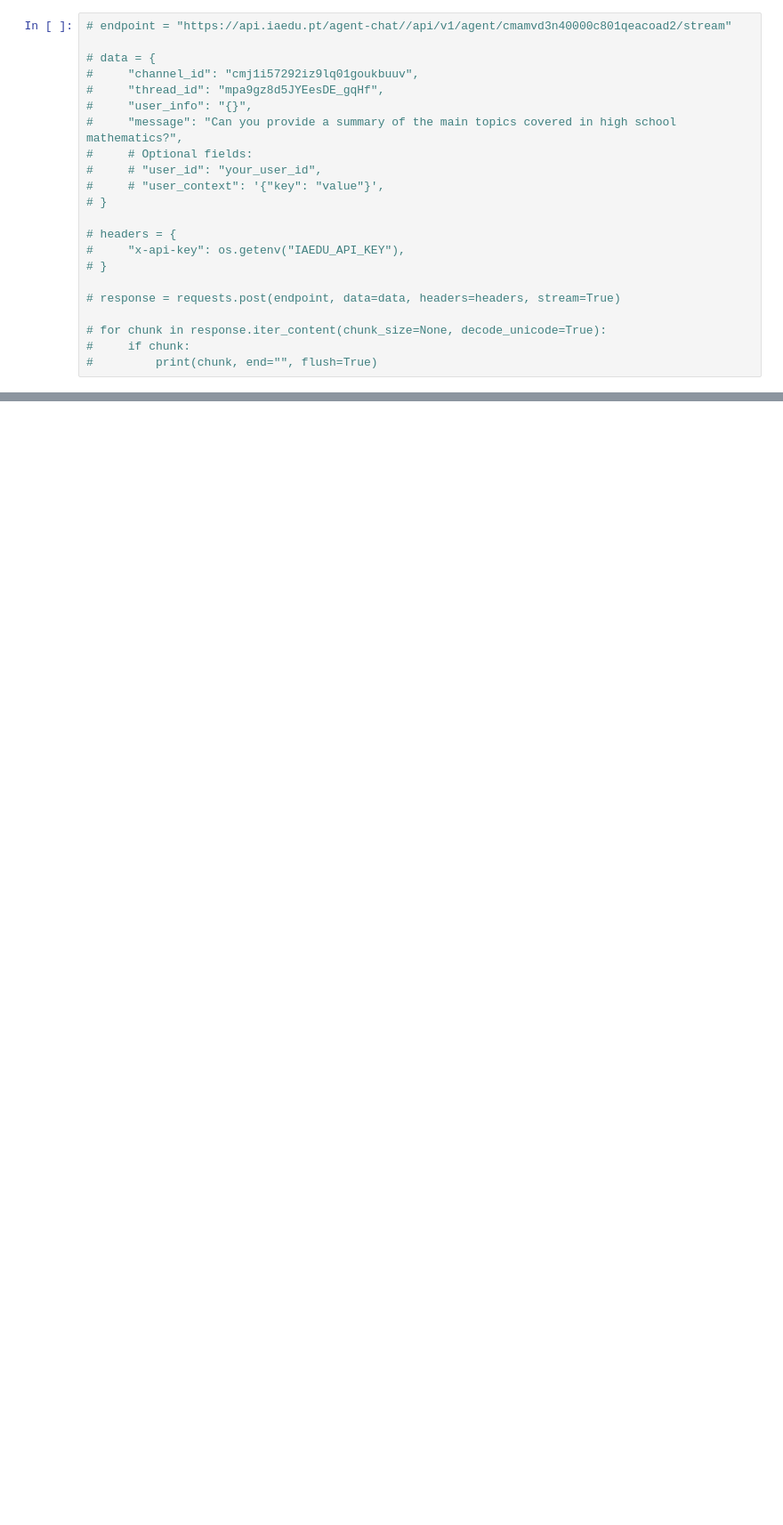
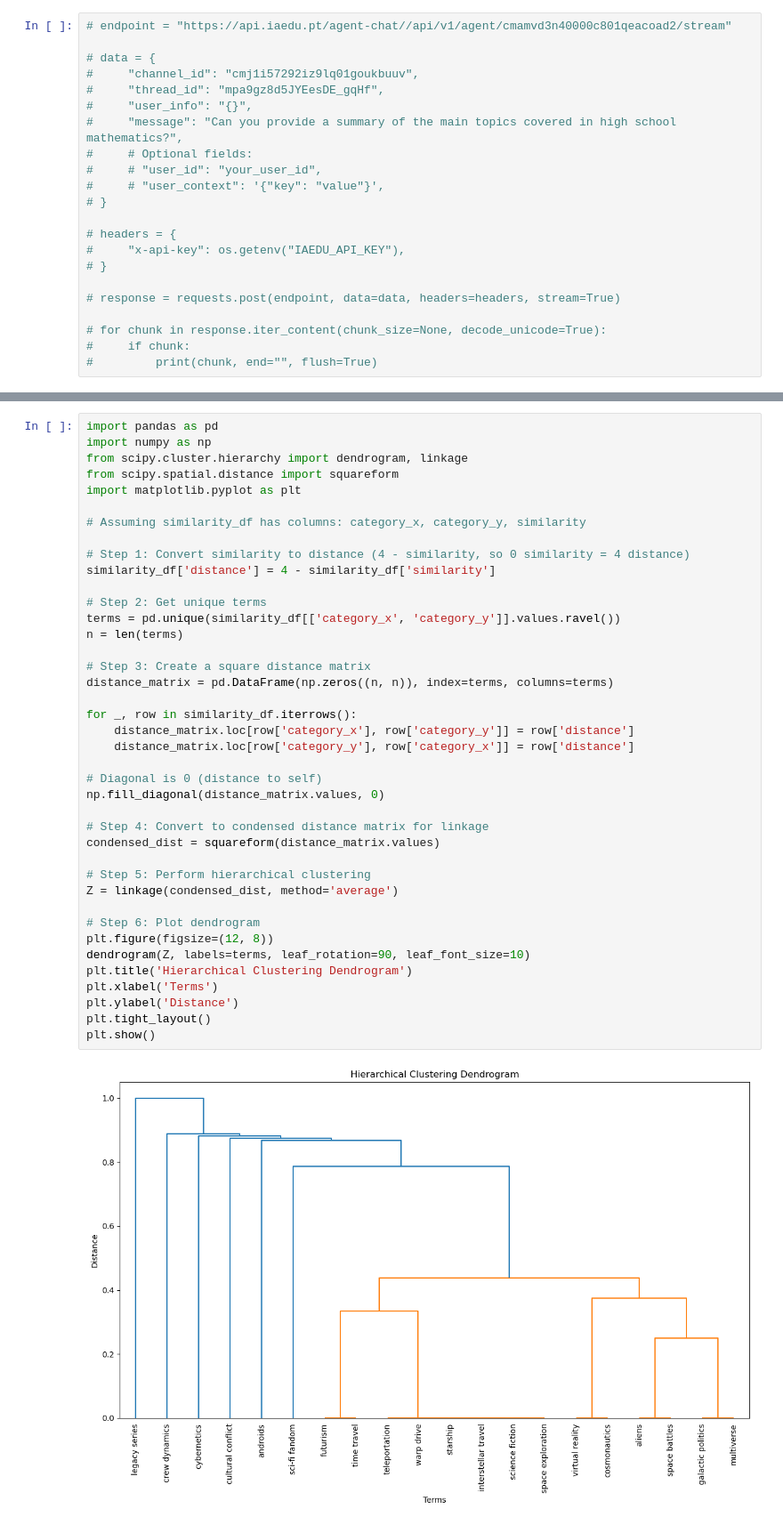
Before and after one commit to pmags/thesis-llml-onthology, a Jupyter notebook: notebooks/naive_approach.ipynb, the cells around one changed output, grey strips where cells are left out. Shown: that part at 89% size. Cells and saved outputs as stored; diff of their text form; blank space fills up the shorter version.

```diff
--- a/notebooks/naive_approach.ipynb
+++ b/notebooks/naive_approach.ipynb
@@ -59,0 +174,42 @@ print(response)
+# %%
+import pandas as pd
+import numpy as np
+from scipy.cluster.hierarchy import dendrogram, linkage
+from scipy.spatial.distance import squareform
+import matplotlib.pyplot as plt
+
+# Assuming similarity_df has columns: category_x, category_y, similarity
+
+# Step 1: Convert similarity to distance (4 - similarity, so 0 similarity = 4 distance)
+similarity_df['distance'] = 4 - similarity_df['similarity']
+
+# Step 2: Get unique terms
+terms = pd.unique(similarity_df[['category_x', 'category_y']].values.ravel())
+n = len(terms)
+
+# Step 3: Create a square distance matrix
+distance_matrix = pd.DataFrame(np.zeros((n, n)), index=terms, columns=terms)
+
+for _, row in similarity_df.iterrows():
+    distance_matrix.loc[row['category_x'], row['category_y']] = row['distance']
+    distance_matrix.loc[row['category_y'], row['category_x']] = row['distance']
+
+# Diagonal is 0 (distance to self)
+np.fill_diagonal(distance_matrix.values, 0)
+
+# Step 4: Convert to condensed distance matrix for linkage
+condensed_dist = squareform(distance_matrix.values)
+
+# Step 5: Perform hierarchical clustering
+Z = linkage(condensed_dist, method='average')
+
+# Step 6: Plot dendrogram
+plt.figure(figsize=(12, 8))
+dendrogram(Z, labels=terms, leaf_rotation=90, leaf_font_size=10)
+plt.title('Hierarchical Clustering Dendrogram')
+plt.xlabel('Terms')
+plt.ylabel('Distance')
+plt.tight_layout()
+plt.show()
+# %% [output]
+[figure, added]
```
Also changed, not shown: parts of 11 cells of this notebook, 3 other files.
